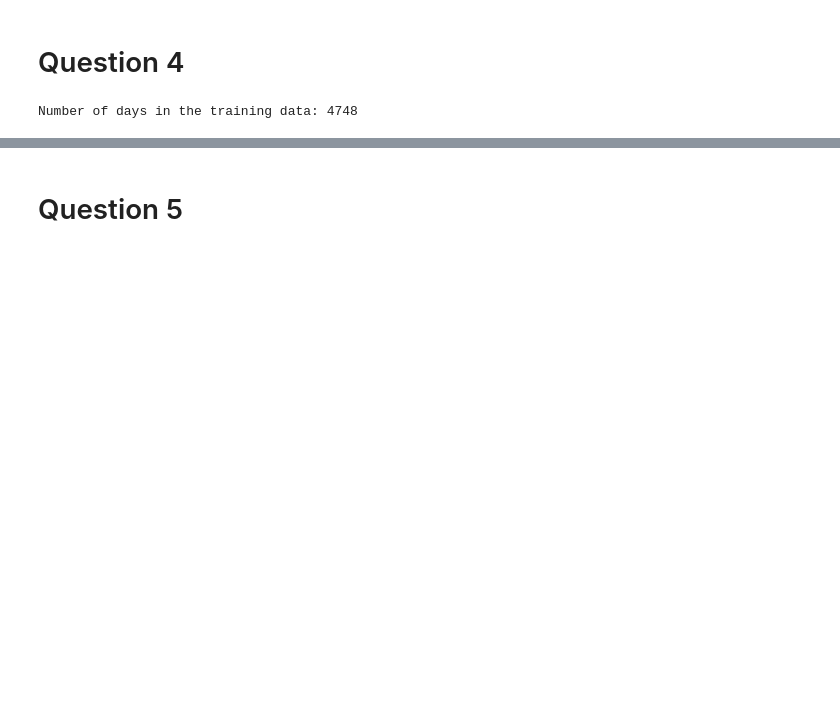
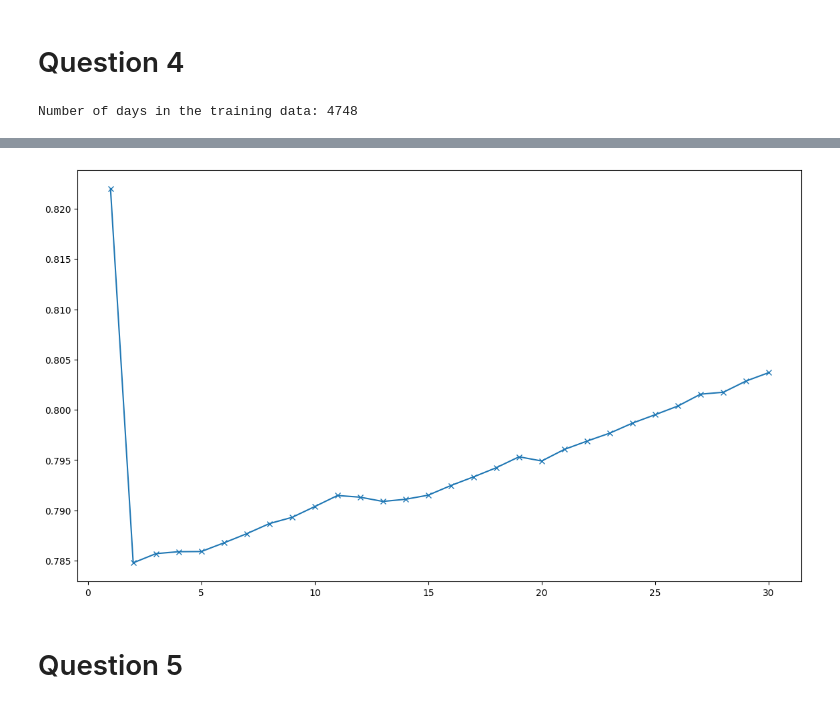
Before and after one commit to kounsolas/TimeSeriesProject, a Jupyter notebook: project.ipynb, the cells around one changed output, grey strips where cells are left out. Saved outputs shown, nothing was run; the diff lists cells and outputs as text; code cells hidden in the pictures; blank space fills up the shorter version.

```diff
--- a/project.ipynb
+++ b/project.ipynb
@@ -665,4 +676,30 @@ nrmseV, predM = calculate_fitting_error(A_static_test, model, Tmax=31, show=True
 [figure]
+# %%
+Tmax = 30
+len_test = 365
+
+x_train = A_static[:-len_test] # training set
+x_test = A_static[-len_test:] # tes set
+
+summary, fittedvalues, resid, model, aic = fit_arima_model(
+    x_train, 0, 1, show = False) # ARMA(2, 3)
+
+x_nrmse, x_pred = calculate_fitting_error(x_test, model, Tmax, show = False)
+x_pred = np.reshape(x_pred, (len(x_pred), len(x_test)))
+
+y_true = np.tile(A[-len_test:], (Tmax, 1))
+y_pred = x_pred + np.tile(s[-len_test:], (Tmax, 1))
+y_error = y_pred - y_true
+y_mse = np.nanmean(np.power(y_error, 2), axis = 1)
+y_rmse = np.sqrt(y_mse)
+y_nrmse = y_rmse / np.std(A[-len_test:])
+
+
+fig, ax = plt.subplots(1, 1, figsize=(14, 8))
+ax.plot(np.arange(1, Tmax + 1), y_nrmse, marker='x')
+plt.show()
+# %% [output]
+[figure, added]
 # %% [markdown]
 # Question 5
 # %% [markdown]
```
Also changed, not shown: parts of 42 cells of this notebook.
